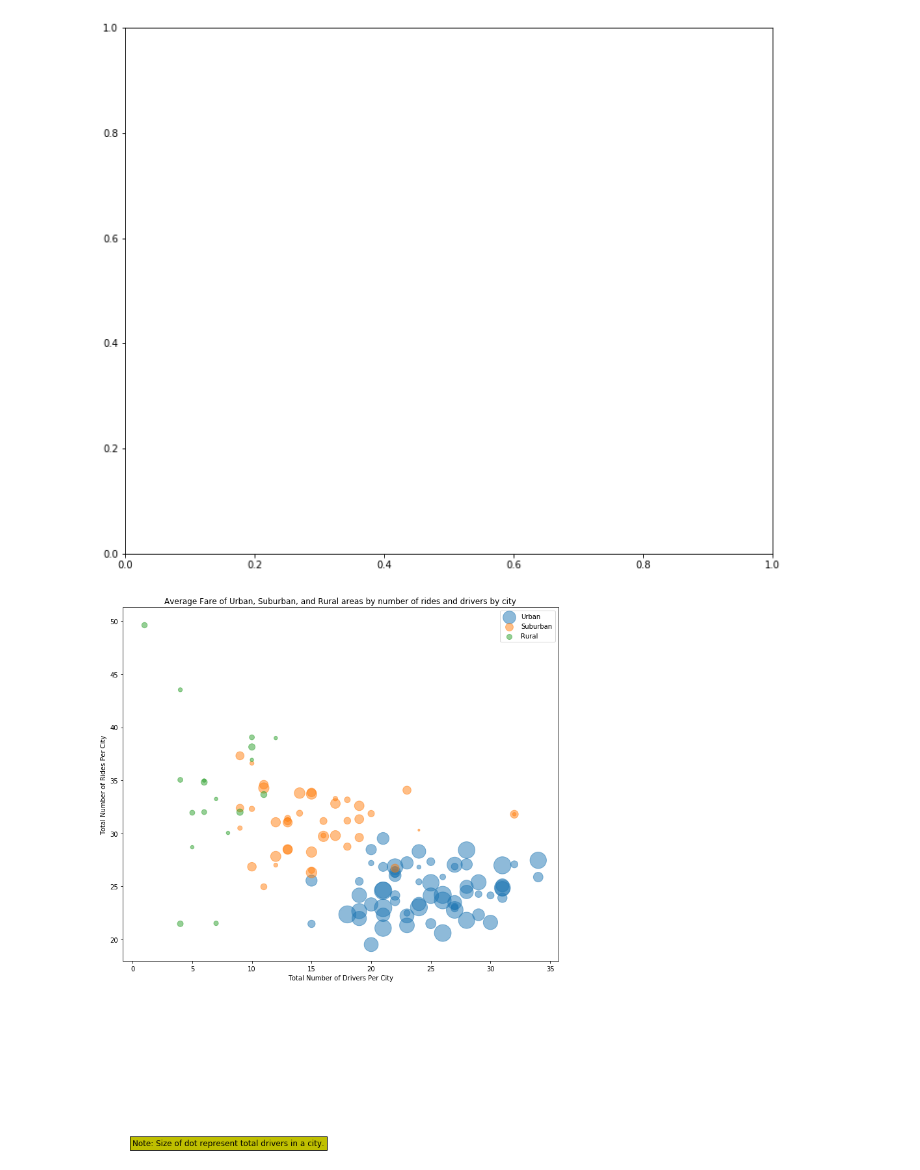
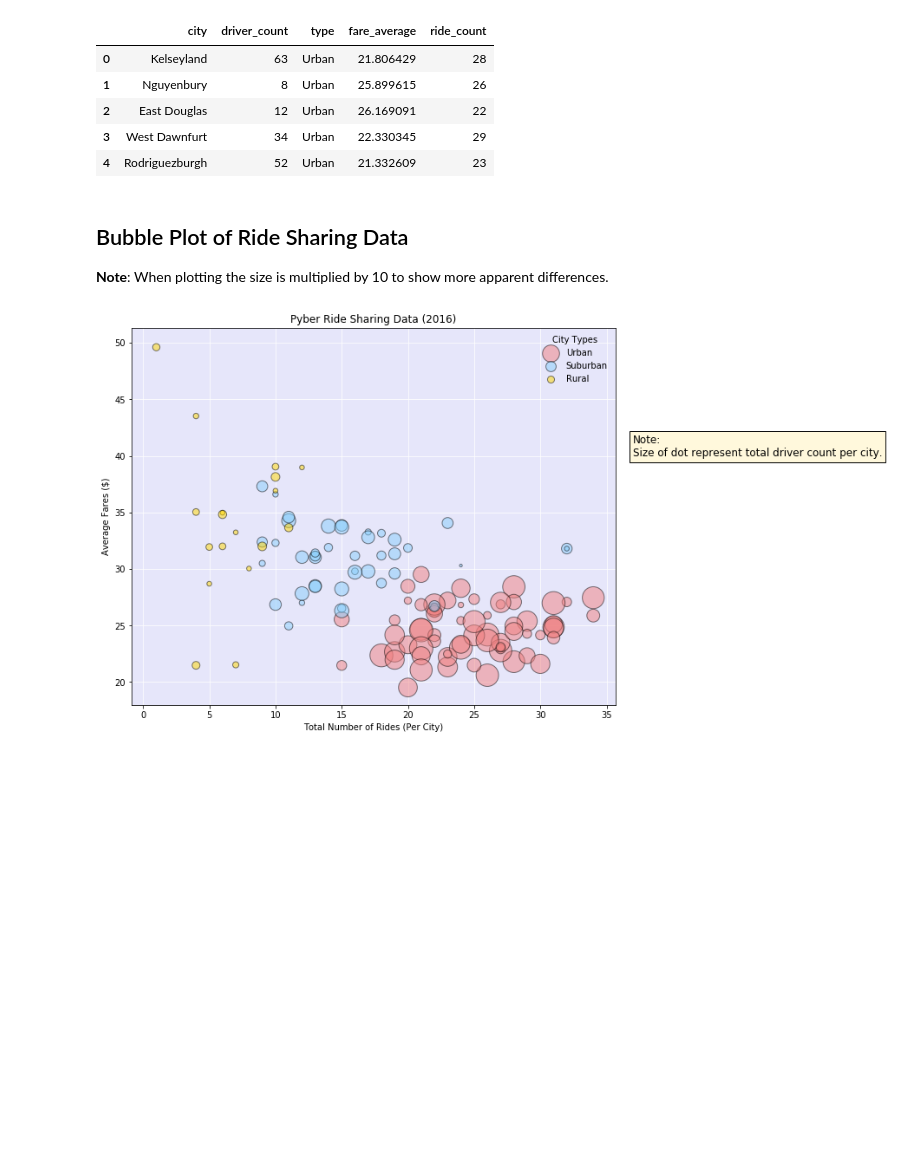
Before and after one commit to feng443/RUDSWeek5Matplotlib, a Jupyter notebook: Pyber/Pyber.ipynb, the cells around one changed output. Cells and saved outputs as stored; diff of their text form; code cells hidden in the pictures; blank space fills up the shorter version.

```diff
--- a/Pyber/Pyber.ipynb
+++ b/Pyber/Pyber.ipynb
@@ -26,31 +48,56 @@ df_city = df_city.merge(
     on='city',
     how='left'
 )
-
-
-fig = plt.figure(figsize=(12, 10))
-ax = fig.add_subplot(111)
-plt.title('Average Fare of Urban, Suburban, and Rural areas by number of rides and drivers by city')
-plt.xlabel('Total Number of Drivers Per City')
-plt.ylabel('Total Number of Rides Per City')
-ax.text(0, 0.6, 'Note: Size of dot represent total drivers in a city.',
-         fontsize=12,
-         bbox=dict(facecolor='y'))
-
-ax.legend(
-    handles=[
-        plt.scatter(
-            s=df_city[df_city['type'] == type]['driver_count'] * 10,
-            x=df_city[df_city['type'] == type]['ride_count'],
-            y=df_city[df_city['type'] == type]['fare_average'],
-            alpha=0.5,
-            label=type
-        ) for type in df_city['type'].unique()
-    ]
-)
-
-
-plt.show()
+df_city.head()
 # %% [output]
-[figure, removed]
-[figure, removed]
+|  | city | driver_count | type | fare_average | ride_count |
+| 0 | Kelseyland | 63 | Urban | 21.806429 | 28 |
+| 1 | Nguyenbury | 8 | Urban | 25.899615 | 26 |
+| 2 | East Douglas | 12 | Urban | 26.169091 | 22 |
+| 3 | West Dawnfurt | 34 | Urban | 22.330345 | 29 |
+| 4 | Rodriguezburgh | 52 | Urban | 21.332609 | 23 |
+# %% [markdown]
+## Bubble Plot of Ride Sharing Data
+
+__Note__: When plotting the size is multiplied by 10 to show more apparent differences.
+# %%
+fig = plt.figure(figsize=(10, 8))
+ax = fig.add_subplot(111)
+
+# Multiply side by 10 to see differences easier
+handles = [
+    plt.scatter(
+        s=df_city[df_city['type'] == type]['driver_count'] * 10,
+        x=df_city[df_city['type'] == type]['ride_count'],
+        y=df_city[df_city['type'] == type]['fare_average'],
+        alpha=0.5,
+        label=type,
+        edgecolor='black',
+        color=COLOR_MAP[type],
+        #facecolor='gray'
+    ) for type in df_city['type'].unique()
+]
+
+plt.legend(
+    handles=handles,
+    title='City Types',
+    loc='best',
+    markerscale=None,
+    framealpha=0,
+)
+
+ax.text(37, 40, 'Note:\nSize of dot represent total driver count per city.',
+         fontsize=12,
+         bbox=dict(facecolor='cornsilk'))
+ax.set_facecolor('lavender')
+
+ax.set_axisbelow(True)
+plt.grid(True, color='white')
+
+plt.title('Pyber Ride Sharing Data (2016)')
+plt.xlabel('Total Number of Rides (Per City)')
+plt.ylabel('Average Fares ($)')
+
+plt.show()
+# %% [output]
+[figure, added]
```
Also changed, not shown: parts of 9 cells of this notebook, 13 other files.
